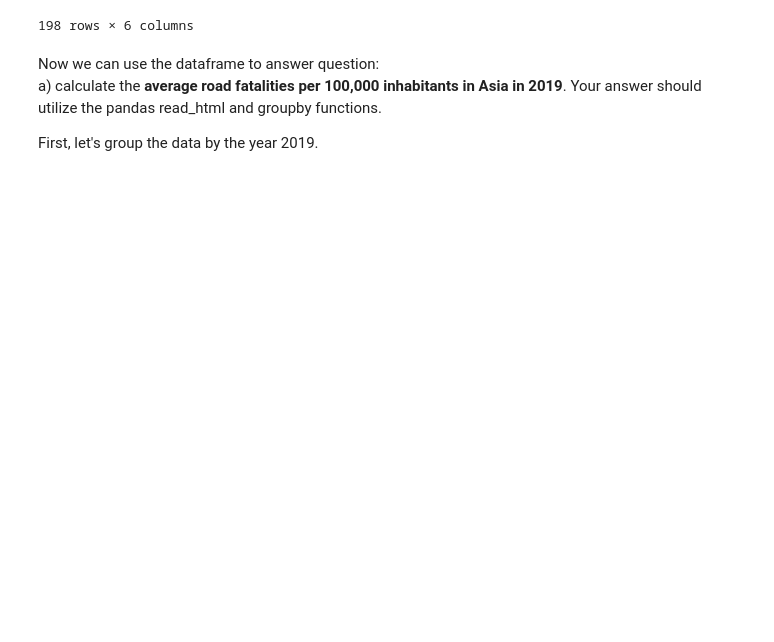
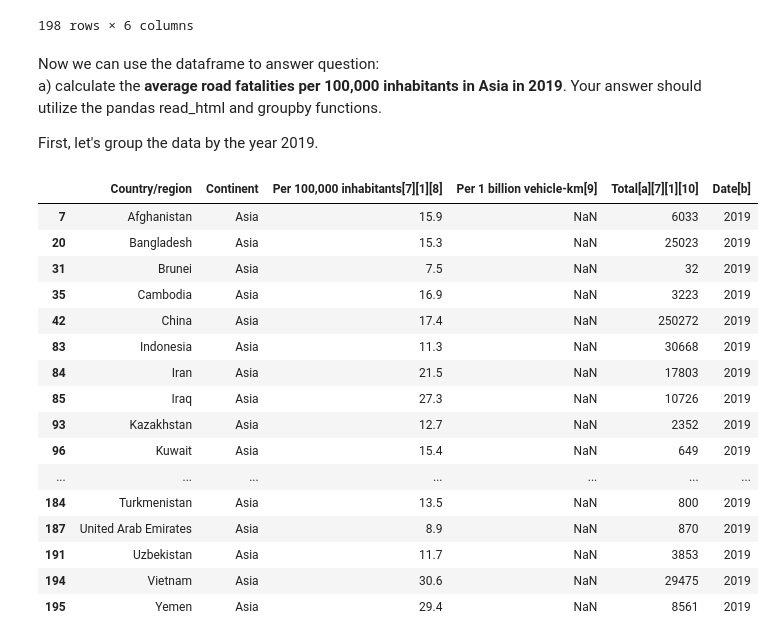
Before and after one commit to awenroberts/QM2, a Jupyter notebook: Copy_of_W2_Working_with_Data_in_Pandas.ipynb, the cells around one changed output. Cells and saved outputs as stored; diff of their text form; code cells hidden in the pictures; blank space fills up the shorter version.

```diff
--- a/Copy_of_W2_Working_with_Data_in_Pandas.ipynb
+++ b/Copy_of_W2_Working_with_Data_in_Pandas.ipynb
@@ -626,3 +626,28 @@ a) calculate the **average road fatalities per 100,000 inhabitants in Asia in 20
 Your answer should utilize the pandas read_html and groupby functions.
 
 First, let's group the data by the year 2019.
+# %%
+#Create groups/ subset dataframes for each continent and year
+groupedby_continentandyear = countries_death_toll.groupby(['Continent','Date[b]'])
+
+#Use get_group to call the group for Asia and 2019
+Asia_2019 = grouped.get_group(('Asia','2019'))
+Asia_2019
+# %% [output]
+|  | Country/region | Continent | Per 100,000 inhabitants[7][1][8] | Per 1 billion vehicle-km[9] | Total[a][7][1][10] | Date[b] |
+| 7 | Afghanistan | Asia | 15.9 | NaN | 6033 | 2019 |
+| 20 | Bangladesh | Asia | 15.3 | NaN | 25023 | 2019 |
+| 31 | Brunei | Asia | 7.5 | NaN | 32 | 2019 |
+| 35 | Cambodia | Asia | 16.9 | NaN | 3223 | 2019 |
+| 42 | China | Asia | 17.4 | NaN | 250272 | 2019 |
+| 83 | Indonesia | Asia | 11.3 | NaN | 30668 | 2019 |
+| 84 | Iran | Asia | 21.5 | NaN | 17803 | 2019 |
+| 85 | Iraq | Asia | 27.3 | NaN | 10726 | 2019 |
+| 93 | Kazakhstan | Asia | 12.7 | NaN | 2352 | 2019 |
+| 96 | Kuwait | Asia | 15.4 | NaN | 649 | 2019 |
+| ... | ... | ... | ... | ... | ... | ... |
+| 184 | Turkmenistan | Asia | 13.5 | NaN | 800 | 2019 |
+| 187 | United Arab Emirates | Asia | 8.9 | NaN | 870 | 2019 |
+| 191 | Uzbekistan | Asia | 11.7 | NaN | 3853 | 2019 |
+| 194 | Vietnam | Asia | 30.6 | NaN | 29475 | 2019 |
+| 195 | Yemen | Asia | 29.4 | NaN | 8561 | 2019 |
```
Also changed, not shown: parts of 8 cells of this notebook.
